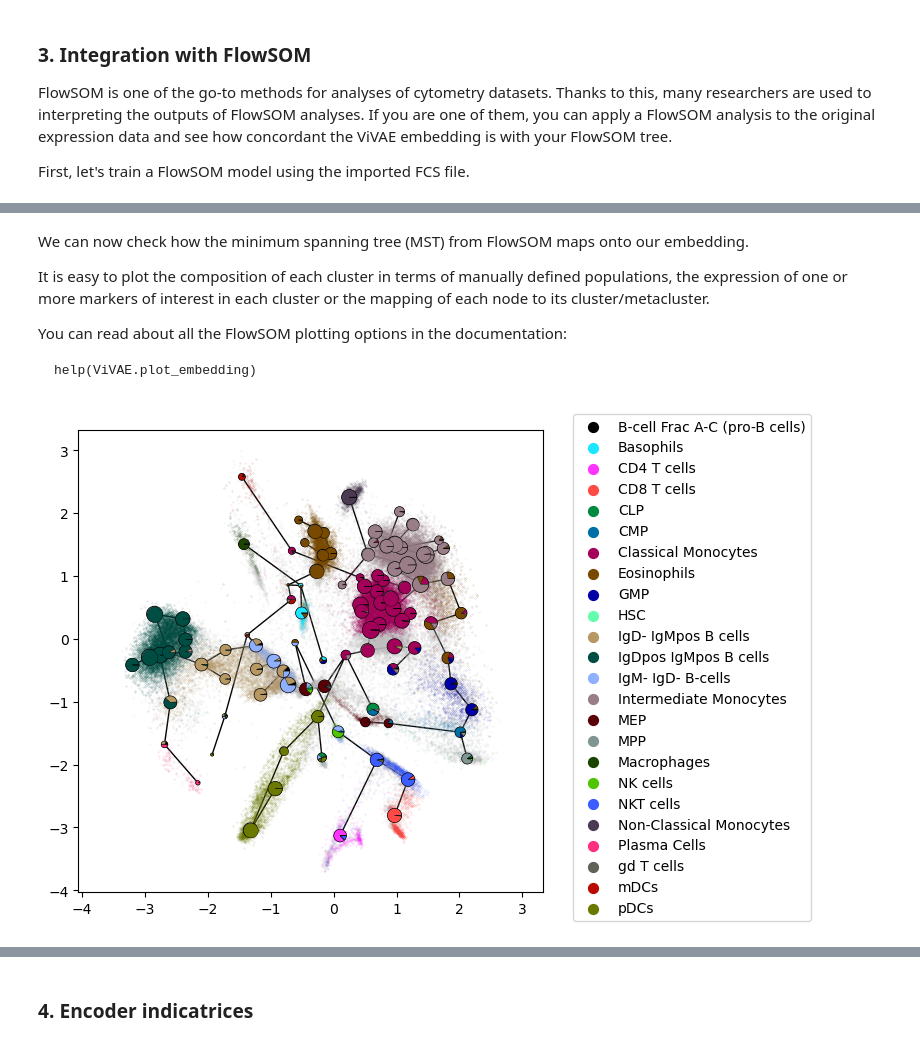
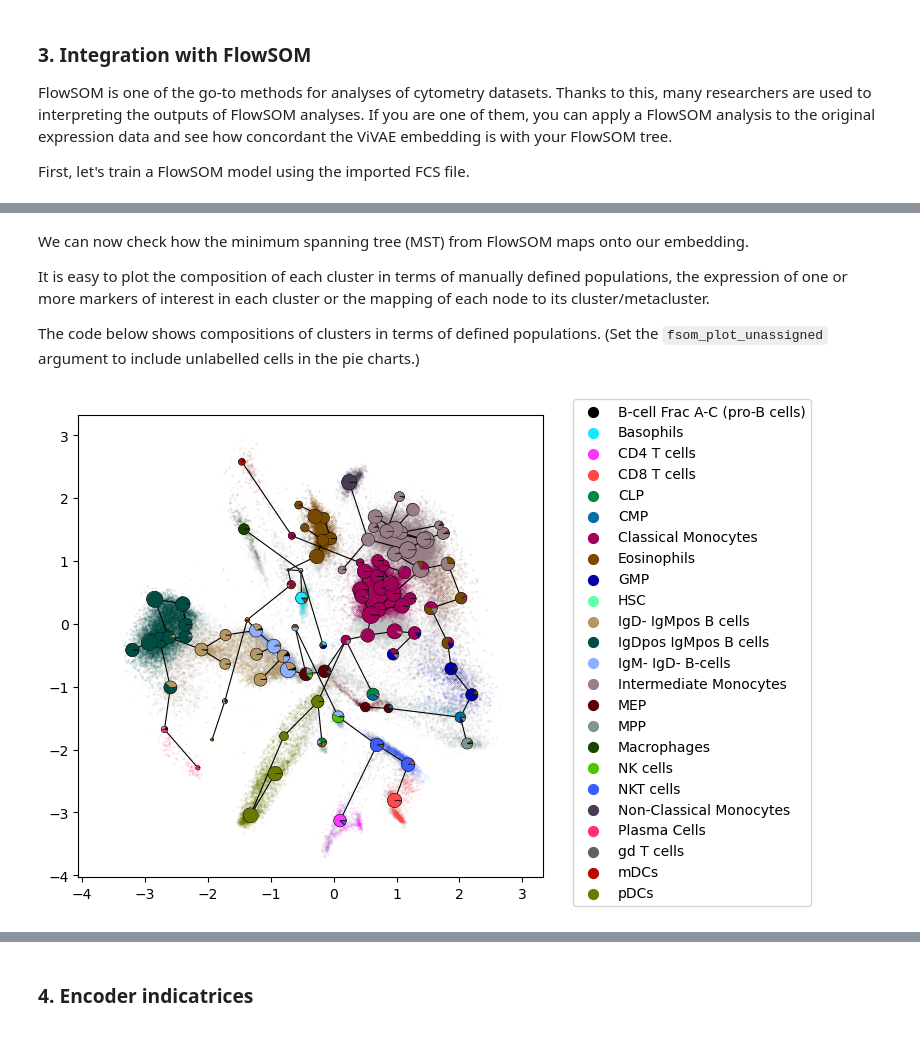
Before and after one commit to saeyslab/ViVAE, a Jupyter notebook: example_cytometry.ipynb, the cells around one changed output, grey strips where cells are left out. Cells and saved outputs as stored; diff of their text form; code cells hidden in the pictures.

Commit message:
Fix FlowSOM plotting bugs

````diff
--- a/example_cytometry.ipynb
+++ b/example_cytometry.ipynb
@@ -154,11 +154,9 @@ We can now check how the minimum spanning tree (MST) from FlowSOM maps onto our
 
 It is easy to plot the composition of each cluster in terms of manually defined populations, the expression of one or more markers of interest in each cluster or the mapping of each node to its cluster/metacluster.
 
-You can read about all the FlowSOM plotting options in the documentation:
-```
-help(ViVAE.plot_embedding)
-```
+The code below shows compositions of clusters in terms of defined populations.
+(Set the `fsom_plot_unassigned` argument to include unlabelled cells in the pie charts.)
 # %%
-ViVAE.plot_embedding(embedding=emb, labels=labels, unassigned='unassigned', fsom=fsom, dr_model=model, fsom_edge_scale=1.) # show the FlowSOM tree mapping
+ViVAE.plot_embedding(embedding=emb, labels=labels, unassigned='unassigned', fsom=fsom, dr_model=model)
 # %% [output]
-[figure, old version]
+[figure, new version]
````
Also changed, not shown: parts of 15 cells of this notebook, 1 other file.
